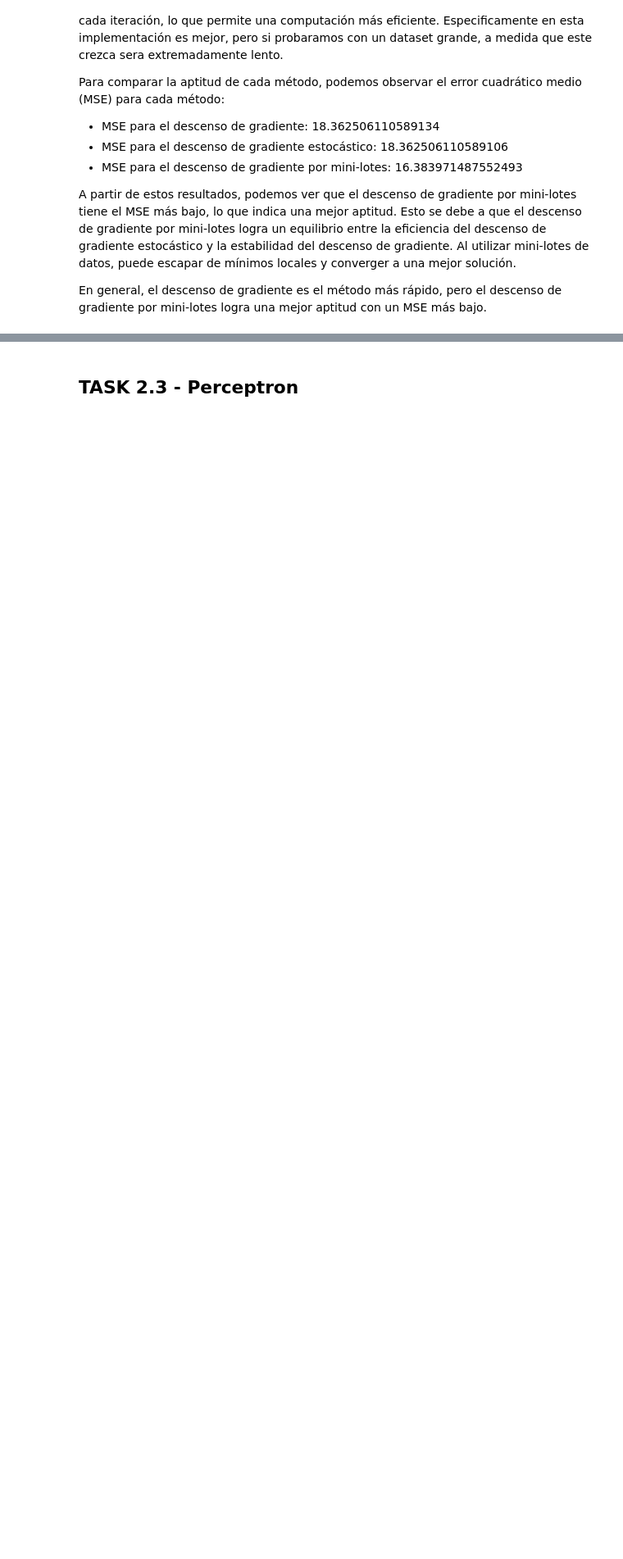
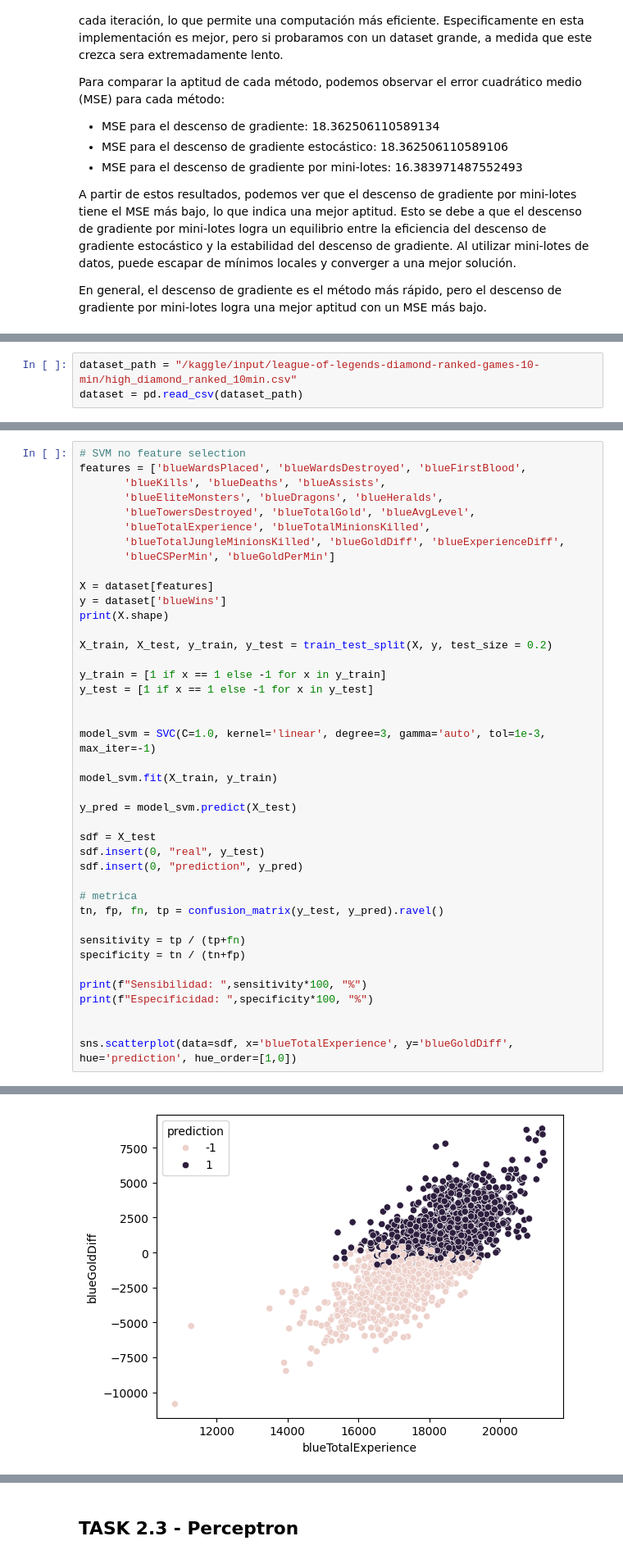
Before and after one commit to AndresQuinto5/IA_LAB3, a Jupyter notebook: Laboratorio3.ipynb, the cells around one changed output, grey strips where cells are left out. Shown: that part at 82% size. Cells and saved outputs as stored; diff of their text form; blank space fills up the shorter version.

```diff
--- a/Laboratorio3.ipynb
+++ b/Laboratorio3.ipynb
@@ -371,0 +491,3 @@ En general, el descenso de gradiente es el método más rápido, pero el descens
+# %%
+dataset_path = "/kaggle/input/league-of-legends-diamond-ranked-games-10-min/high_diamond_ranked_10min.csv"
+dataset = pd.read_csv(dataset_path)
@@ -371,0 +531,42 @@ En general, el descenso de gradiente es el método más rápido, pero el descens
+# %%
+# SVM no feature selection
+features = ['blueWardsPlaced', 'blueWardsDestroyed', 'blueFirstBlood',
+       'blueKills', 'blueDeaths', 'blueAssists',
+       'blueEliteMonsters', 'blueDragons', 'blueHeralds',
+       'blueTowersDestroyed', 'blueTotalGold', 'blueAvgLevel',
+       'blueTotalExperience', 'blueTotalMinionsKilled',
+       'blueTotalJungleMinionsKilled', 'blueGoldDiff', 'blueExperienceDiff',
+       'blueCSPerMin', 'blueGoldPerMin']
+
+X = dataset[features]
+y = dataset['blueWins']
+print(X.shape)
+
+X_train, X_test, y_train, y_test = train_test_split(X, y, test_size = 0.2)
+
+y_train = [1 if x == 1 else -1 for x in y_train]
+y_test = [1 if x == 1 else -1 for x in y_test]
+
+
+model_svm = SVC(C=1.0, kernel='linear', degree=3, gamma='auto', tol=1e-3, max_iter=-1)
+
+model_svm.fit(X_train, y_train)
+
+y_pred = model_svm.predict(X_test)
+
+sdf = X_test
+sdf.insert(0, "real", y_test)
+sdf.insert(0, "prediction", y_pred)
+
+# metrica
+tn, fp, fn, tp = confusion_matrix(y_test, y_pred).ravel()
+
+sensitivity = tp / (tp+fn)
+specificity = tn / (tn+fp)
+
+print(f"Sensibilidad: ",sensitivity*100, "%")
+print(f"Especificidad: ",specificity*100, "%")
+
+
+sns.scatterplot(data=sdf, x='blueTotalExperience', y='blueGoldDiff', hue='prediction', hue_order=[1,0])
+# %% [output]
@@ -371,0 +576 @@ En general, el descenso de gradiente es el método más rápido, pero el descens
+[figure, added]
```
Also changed, not shown: parts of 16 cells of this notebook.
